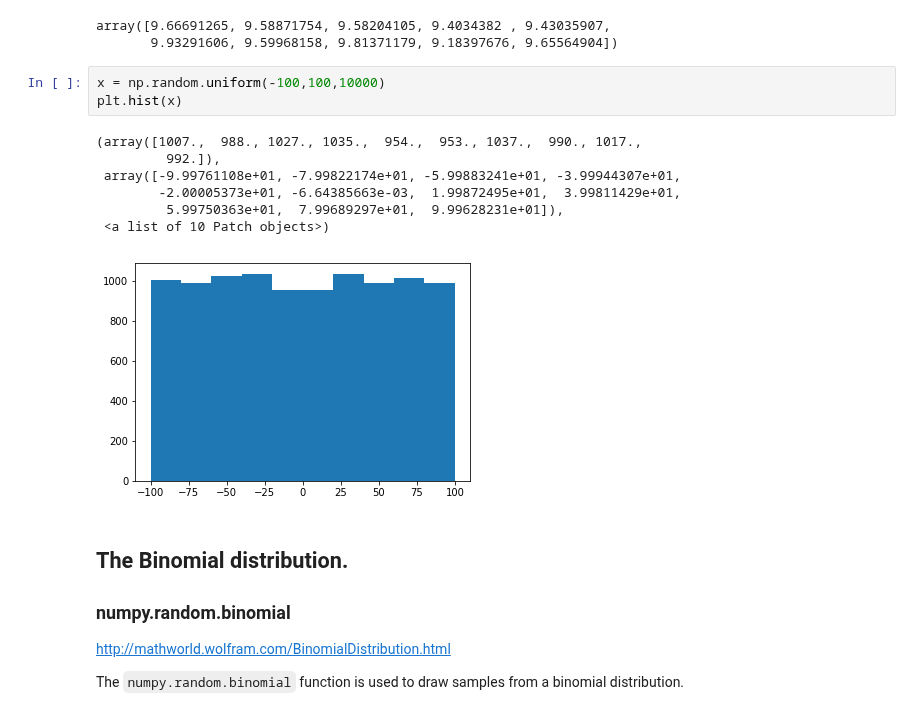
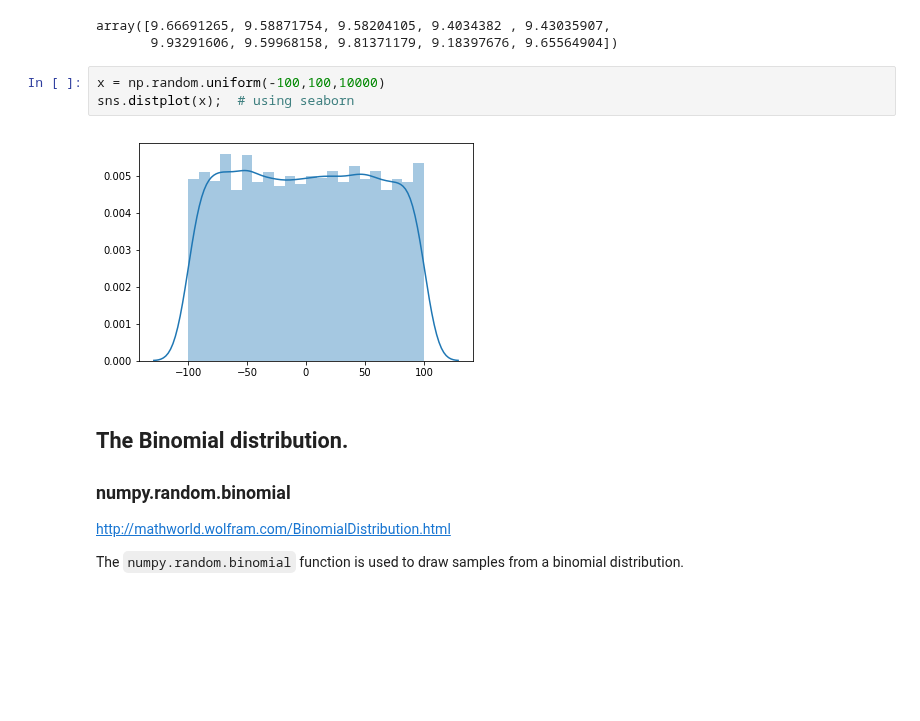
Before and after one commit to angela1C/Programming-for-Data-Analysis-numpy.random-project-2019, a Jupyter notebook: NumpyRandom.ipynb, the cells around one changed output. Saved outputs shown, nothing was run; the diff lists cells and outputs as text; blank space fills up the shorter version.

```diff
--- a/NumpyRandom.ipynb
+++ b/NumpyRandom.ipynb
@@ -880,15 +920,9 @@ array([9.66691265, 9.58871754, 9.58204105, 9.4034382 , 9.43035907,
        9.93291606, 9.59968158, 9.81371179, 9.18397676, 9.65564904])
 # %%
 x = np.random.uniform(-100,100,10000)
-plt.hist(x)
+sns.distplot(x);  # using seaborn
 # %% [output]
-(array([1007.,  988., 1027., 1035.,  954.,  953., 1037.,  990., 1017.,
-         992.]),
- array([-9.99761108e+01, -7.99822174e+01, -5.99883241e+01, -3.99944307e+01,
-        -2.00005373e+01, -6.64385663e-03,  1.99872495e+01,  3.99811429e+01,
-         5.99750363e+01,  7.99689297e+01,  9.99628231e+01]),
- <a list of 10 Patch objects>)
-[figure, old version]
+[figure, new version]
 # %% [markdown]
 ## The Binomial distribution.
 
```
Also changed, not shown: parts of 64 cells of this notebook.
